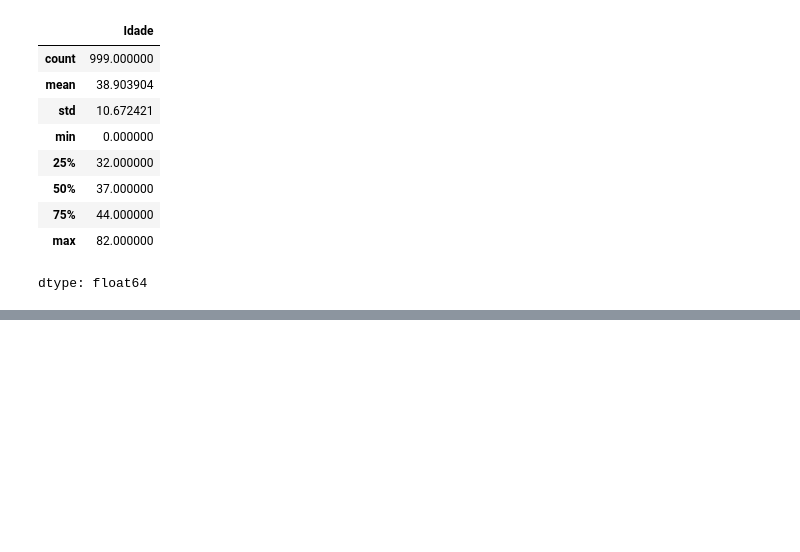
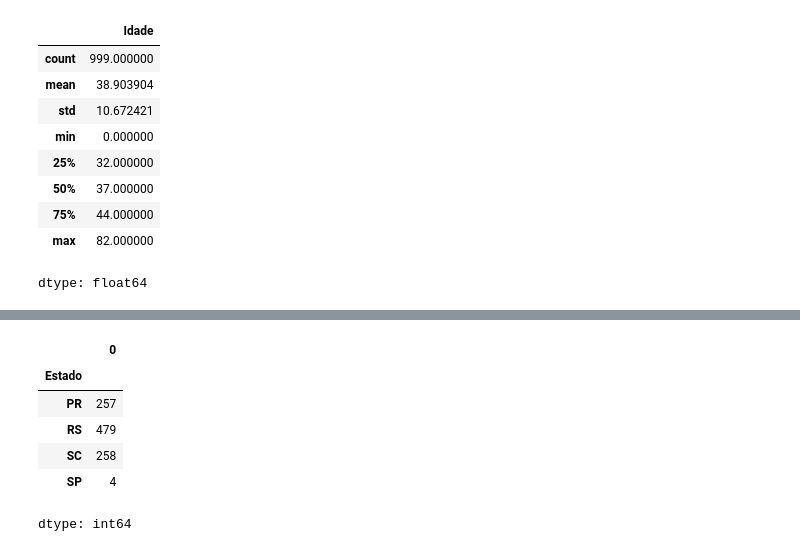
Before and after one commit to natalia973/Data-Science-Data-Analytics, a Jupyter notebook: Limpeza_e_tratamento_com_Python.ipynb, the cells around one changed output, grey strips where cells are left out. Saved outputs shown, nothing was run; the diff lists cells and outputs as text; code cells hidden in the pictures; blank space fills up the shorter version.

```diff
--- a/Limpeza_e_tratamento_com_Python.ipynb
+++ b/Limpeza_e_tratamento_com_Python.ipynb
@@ -207,0 +240,14 @@ dtype: float64
+# %%
+#Retirando RP e TD e alocando-os para a moda, que é o RS
+dataset.loc[(dataset['Estado'] == 'RP') | (dataset['Estado'] == 'TD') , 'Estado'] = 'RS'
+#Verificar a mudança:
+agrupado = dataset.groupby(['Estado']).size()
+agrupado
+# %% [output]
+|  | 0 |
+| Estado |  |
+| PR | 257 |
+| RS | 479 |
+| SC | 258 |
+| SP | 4 |
+dtype: int64
```
Also changed, not shown: parts of 12 cells of this notebook.
